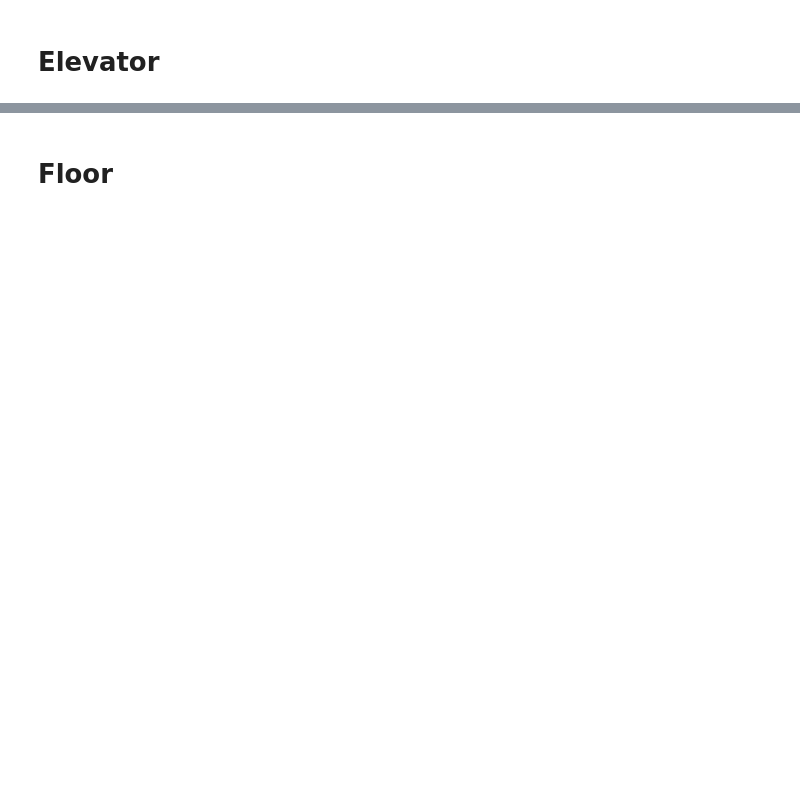
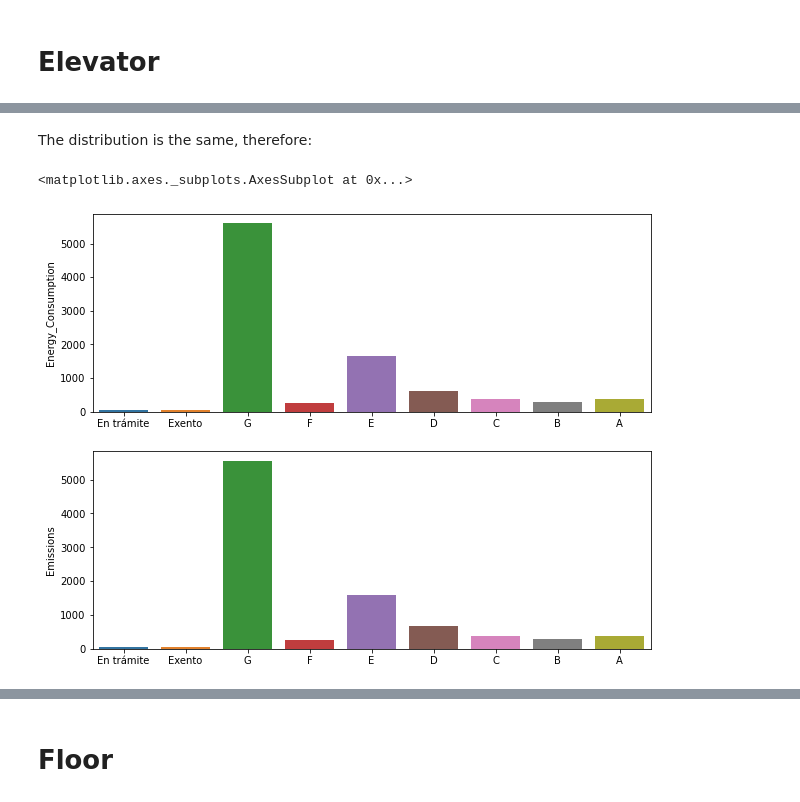
Before and after one commit to jorgerodpen/MadridRentalMarket, a Jupyter notebook: Cleaning.ipynb, the cells around one changed output, grey strips where cells are left out. Cells and saved outputs as stored; diff of their text form; code cells hidden in the pictures; blank space fills up the shorter version.

```diff
--- a/Cleaning.ipynb
+++ b/Cleaning.ipynb
@@ -361,0 +413,2 @@ Name: Elevator, dtype: int64
+# %% [markdown]
+The distribution is the same, therefore:
@@ -361,0 +421,11 @@ Name: Elevator, dtype: int64
+# %%
+f, ax = plt.subplots(nrows = 2, figsize = (10,8))
+sns.barplot(x = fotocasa["Energy_Consumption"].value_counts().index,
+            y = fotocasa["Energy_Consumption"].value_counts().reset_index()["Energy_Consumption"],
+            order = ["En trámite", "Exento", "G", "F", "E", "D", "C", "B", "A"], ax=ax[0])
+sns.barplot(x = fotocasa["Emissions"].value_counts().index,
+            y = fotocasa["Emissions"].value_counts().reset_index()["Emissions"],
+            order = ["En trámite", "Exento", "G", "F", "E", "D", "C", "B", "A"], ax=ax[1])
+# %% [output]
+<matplotlib.axes._subplots.AxesSubplot at 0x...>
+[figure, added]
```
Also changed, not shown: parts of 44 cells of this notebook, 1 other file.
